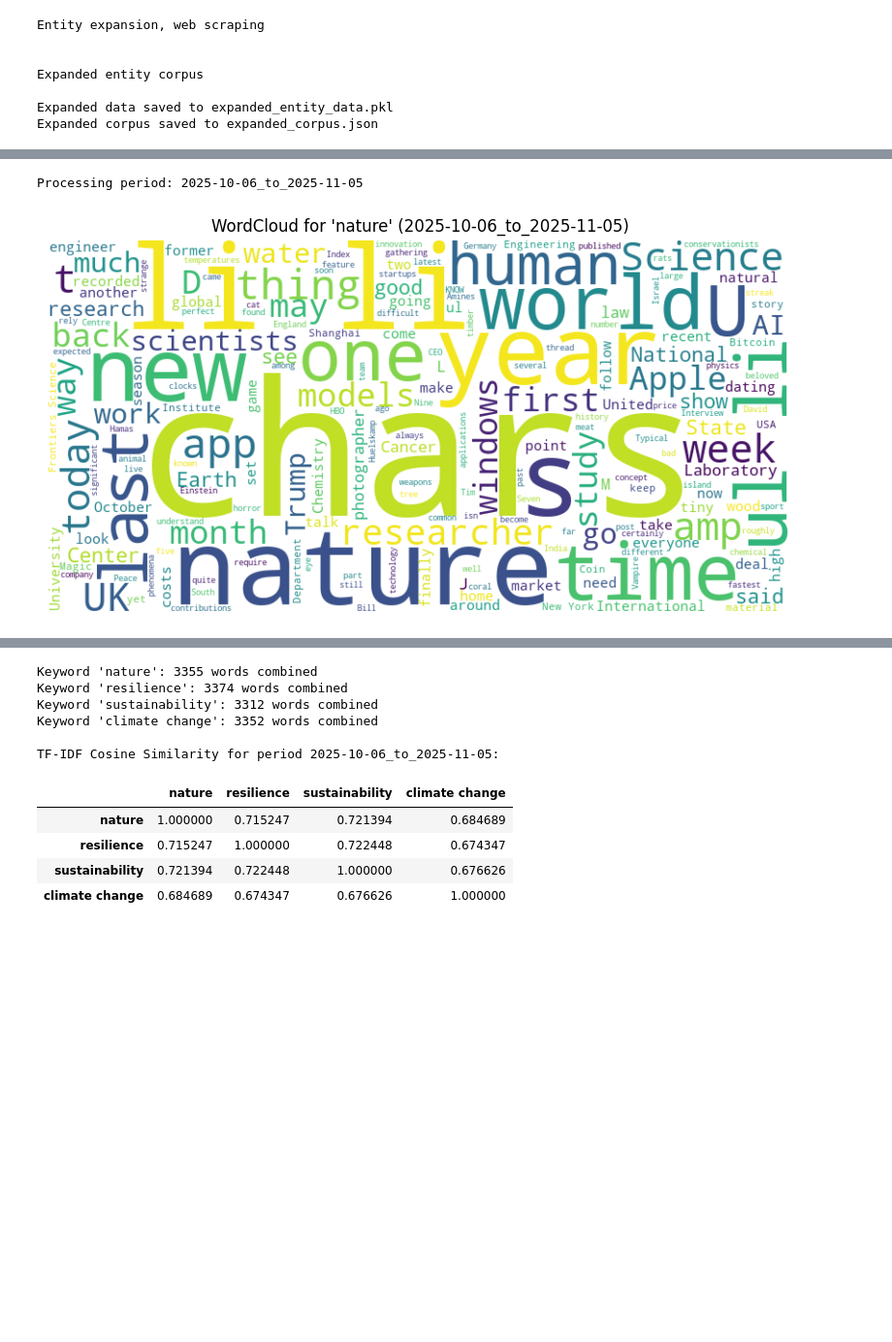
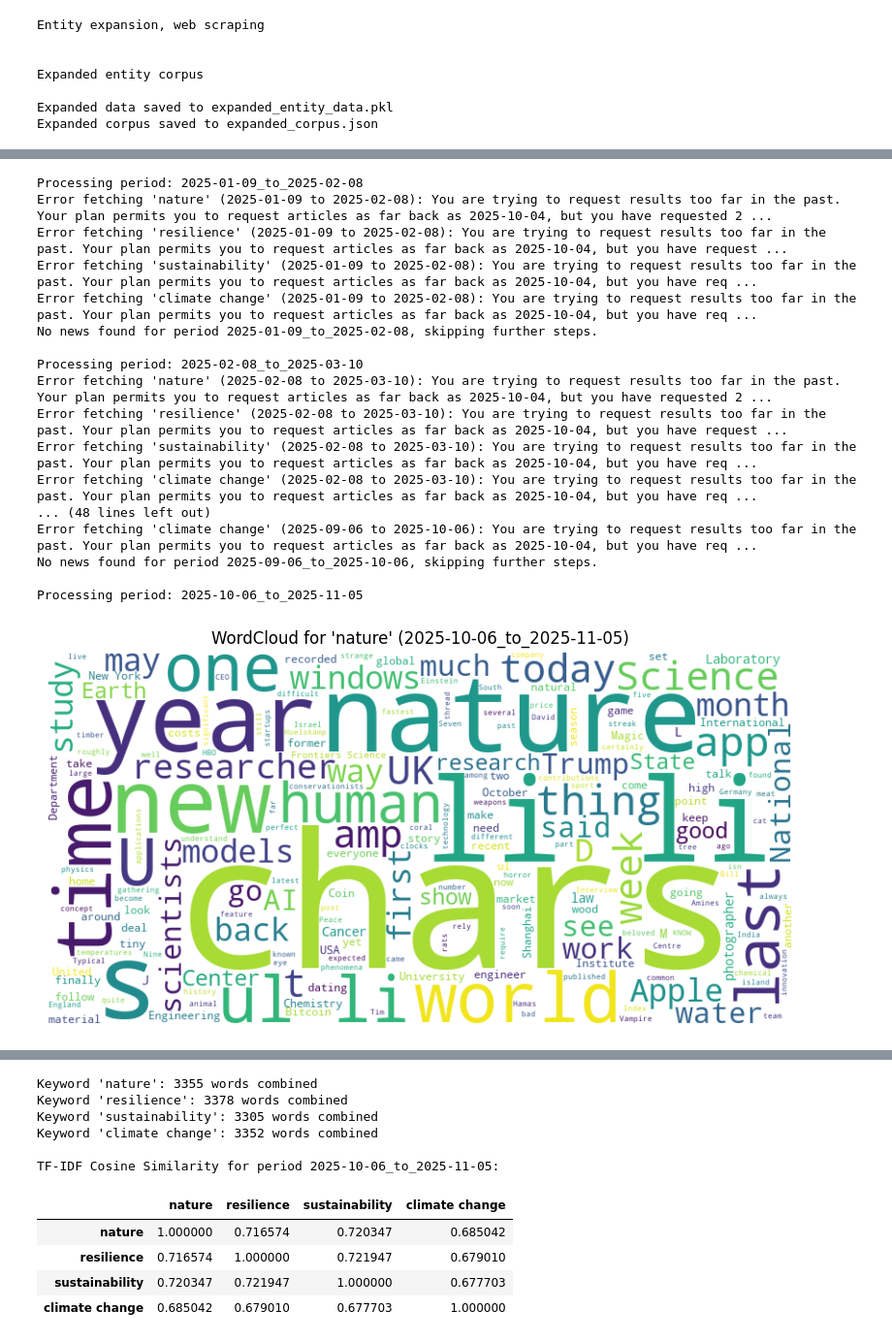
Before and after one commit to SharanSapkota/NLP-finals, a Jupyter notebook: main2.ipynb, the cells around one changed output, grey strips where cells are left out. Shown at 97% size. Saved outputs shown, nothing was run; the diff lists cells and outputs as text; code cells hidden in the pictures; blank space fills up the shorter version.

```diff
--- a/main2.ipynb
+++ b/main2.ipynb
@@ -1081,7 +1343,7 @@ from IPython.display import display, Markdown
 
 keywords = ["nature", "resilience", "sustainability", "climate change"]
 
-periods = t9.get_time_periods(months=10)
+periods = t9.get_time_periods(months=1)
 
 all_data = []
 
@@ -1091,31 +1353,47 @@ for start, end in periods:
 
     df_period = t9.fetch_news(keywords, (start, end))
     if df_period.empty:
         print(f"No news found for period {period_label}, skipping further steps.")
         continue
 
     df_period.to_csv(f"news_dataset_{period_label}.csv", index=False)
 
     t9.generate_wordcloud(df_period, period_label)
 
     tfidf_sim = t9.compute_tfidf_similarity(df_period)
     tfidf_sim.to_csv(f"tfidf_similarity_{period_label}.csv")
 
     print(f"\nTF-IDF Cosine Similarity for period {period_label}:")
     display(tfidf_sim)
 
     w2v_sim = t9.compute_w2v_similarity(df_period)
     w2v_sim.to_csv(f"w2v_similarity_{period_label}.csv")
 
     print(f"\nWord2Vec Cosine Similarity for period {period_label}:")
     display(w2v_sim)
 
     all_data.append(df_period)
     display(Markdown(t9.commentary))
 
 if all_data:
     df_all = pd.concat(all_data, ignore_index=True)
     df_all.to_csv("news_dataset_all_periods.csv", index=False)
 # %% [output]
+Processing period: 2025-01-09_to_2025-02-08
+Error fetching 'nature' (2025-01-09 to 2025-02-08): You are trying to request results too far in the past. Your plan permits you to request articles as far back as 2025-10-04, but you have requested 2 ...
+Error fetching 'resilience' (2025-01-09 to 2025-02-08): You are trying to request results too far in the past. Your plan permits you to request articles as far back as 2025-10-04, but you have request ...
+Error fetching 'sustainability' (2025-01-09 to 2025-02-08): You are trying to request results too far in the past. Your plan permits you to request articles as far back as 2025-10-04, but you have req ...
+Error fetching 'climate change' (2025-01-09 to 2025-02-08): You are trying to request results too far in the past. Your plan permits you to request articles as far back as 2025-10-04, but you have req ...
+No news found for period 2025-01-09_to_2025-02-08, skipping further steps.
+
+Processing period: 2025-02-08_to_2025-03-10
+Error fetching 'nature' (2025-02-08 to 2025-03-10): You are trying to request results too far in the past. Your plan permits you to request articles as far back as 2025-10-04, but you have requested 2 ...
+Error fetching 'resilience' (2025-02-08 to 2025-03-10): You are trying to request results too far in the past. Your plan permits you to request articles as far back as 2025-10-04, but you have request ...
+Error fetching 'sustainability' (2025-02-08 to 2025-03-10): You are trying to request results too far in the past. Your plan permits you to request articles as far back as 2025-10-04, but you have req ...
+Error fetching 'climate change' (2025-02-08 to 2025-03-10): You are trying to request results too far in the past. Your plan permits you to request articles as far back as 2025-10-04, but you have req ...
+... (48 lines left out)
+Error fetching 'climate change' (2025-09-06 to 2025-10-06): You are trying to request results too far in the past. Your plan permits you to request articles as far back as 2025-10-04, but you have req ...
+No news found for period 2025-09-06_to_2025-10-06, skipping further steps.
+
 Processing period: 2025-10-06_to_2025-11-05
-[figure, old version]
+[figure, new version]
@@ -1125,12 +1403,12 @@ Processing period: 2025-10-06_to_2025-11-05
 Keyword 'nature': 3355 words combined
-Keyword 'resilience': 3374 words combined
-Keyword 'sustainability': 3312 words combined
+Keyword 'resilience': 3378 words combined
+Keyword 'sustainability': 3305 words combined
 Keyword 'climate change': 3352 words combined
 
 TF-IDF Cosine Similarity for period 2025-10-06_to_2025-11-05:
 |  | nature | resilience | sustainability | climate change |
-| nature | 1.000000 | 0.715247 | 0.721394 | 0.684689 |
-| resilience | 0.715247 | 1.000000 | 0.722448 | 0.674347 |
-| sustainability | 0.721394 | 0.722448 | 1.000000 | 0.676626 |
-| climate change | 0.684689 | 0.674347 | 0.676626 | 1.000000 |
+| nature | 1.000000 | 0.716574 | 0.720347 | 0.685042 |
+| resilience | 0.716574 | 1.000000 | 0.721947 | 0.679010 |
+| sustainability | 0.720347 | 0.721947 | 1.000000 | 0.677703 |
+| climate change | 0.685042 | 0.679010 | 0.677703 | 1.000000 |
 Keyword 'nature': 3355 words combined
```
Also changed, not shown: parts of 6 cells of this notebook.
